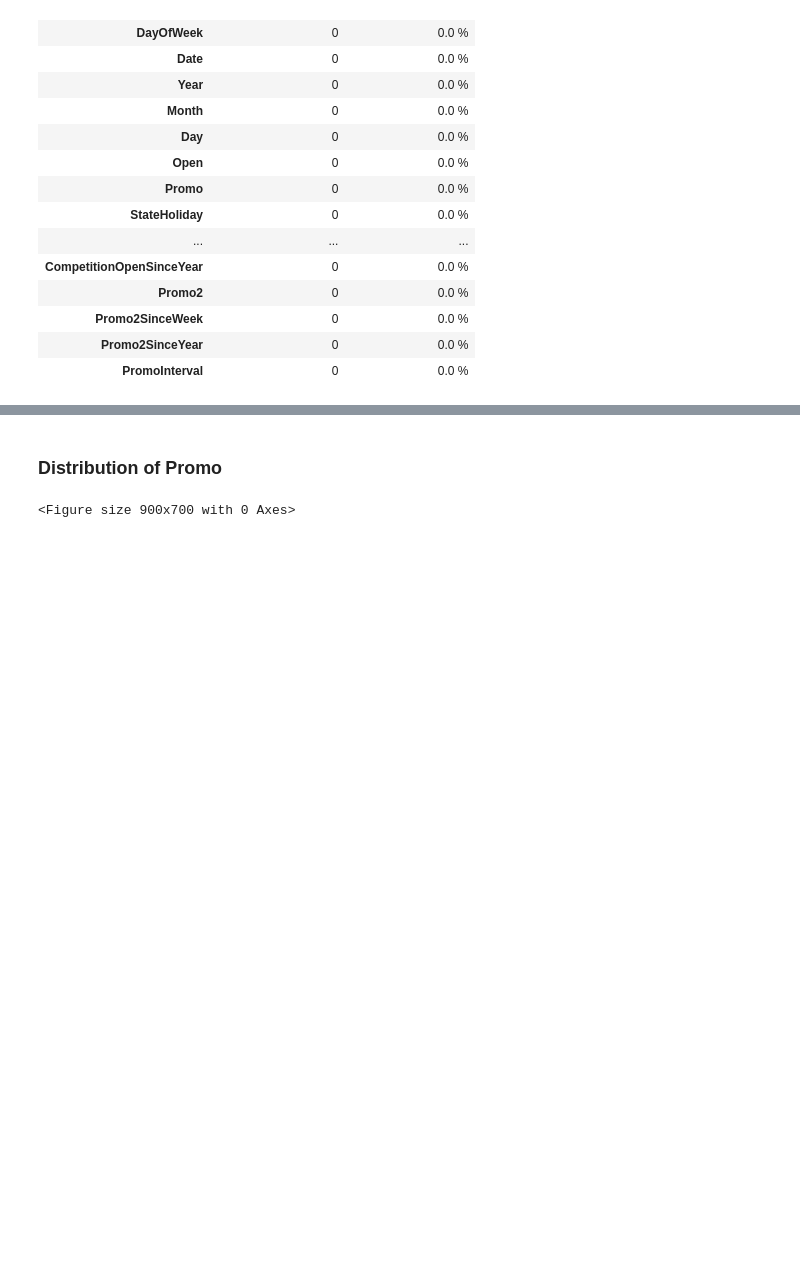
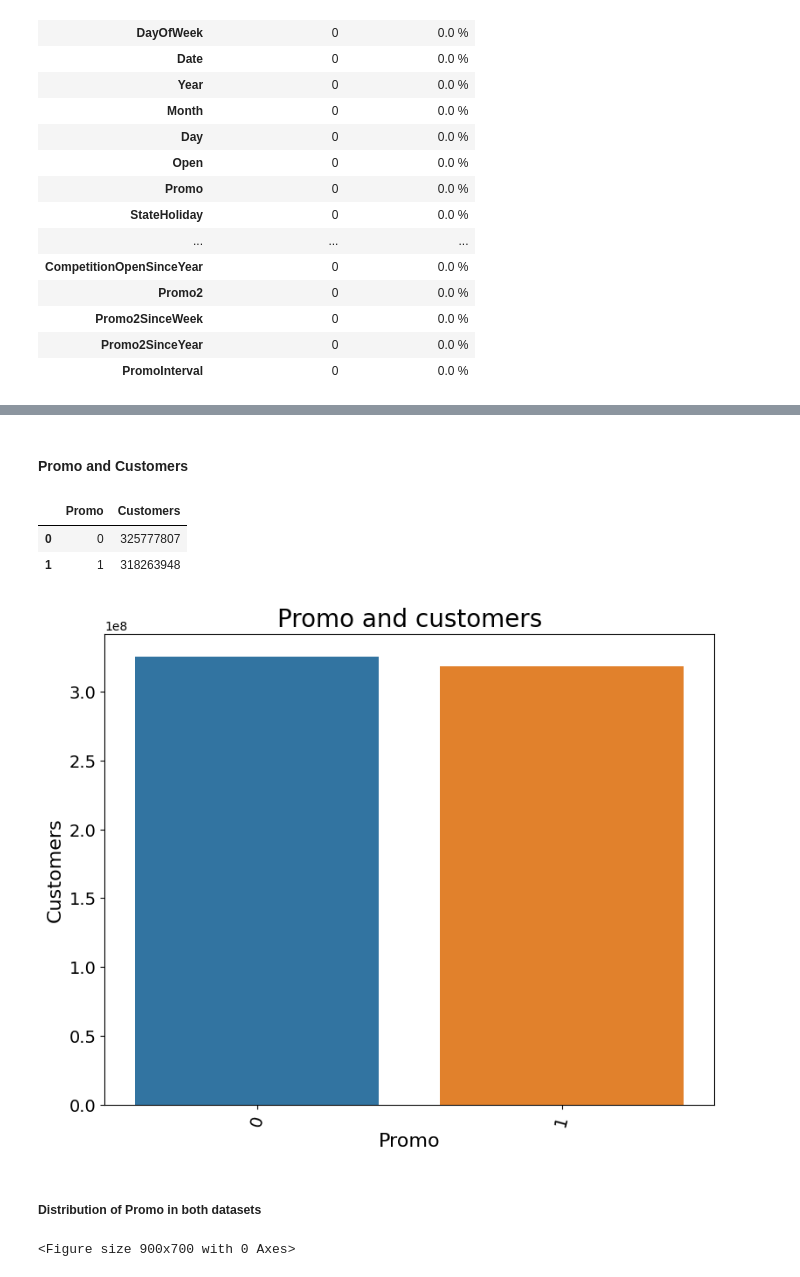
Before and after one commit to nahomHmichael/Rossman-Pharmaceutical-Sales-Pridiction, a Jupyter notebook: notebooks/data_exploration.ipynb, the cells around one changed output, grey strips where cells are left out. Saved outputs shown, nothing was run; the diff lists cells and outputs as text; code cells hidden in the pictures; blank space fills up the shorter version.

```diff
--- a/notebooks/data_exploration.ipynb
+++ b/notebooks/data_exploration.ipynb
@@ -74,4 +116,18 @@ test_info.get_column_based_missing_percentage()
+# %% [markdown]
+#### Promo and Customers
+# %%
+customers_promo = train_data.groupby('Promo')["Customers"].sum()
+promo_custumers = pd.DataFrame({'Promo':customers_promo.index, 'Customers':customers_promo.values})
+promo_custumers
+# %% [output]
+|  | Promo | Customers |
+| 0 | 0 | 325777807 |
+| 1 | 1 | 318263948 |
+# %%
+PLT.plot_bar(promo_custumers, 'Promo', 'Customers', 'Promo and customers', 'Promo', 'Customers')
+# %% [output]
+[figure, added]
 # %% [markdown]
-### Distribution of Promo
+##### Distribution of Promo in both datasets
 # %%
 # Distribution of promo in train data
```
Also changed, not shown: parts of 16 cells of this notebook, 2 other files.
